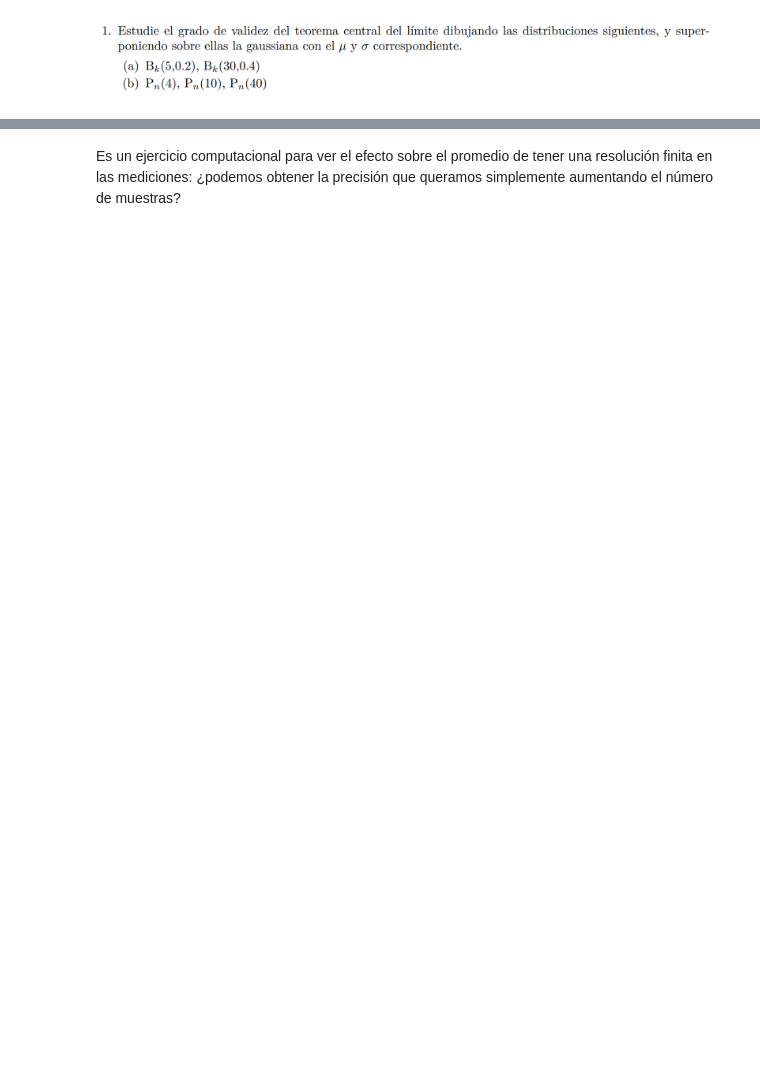
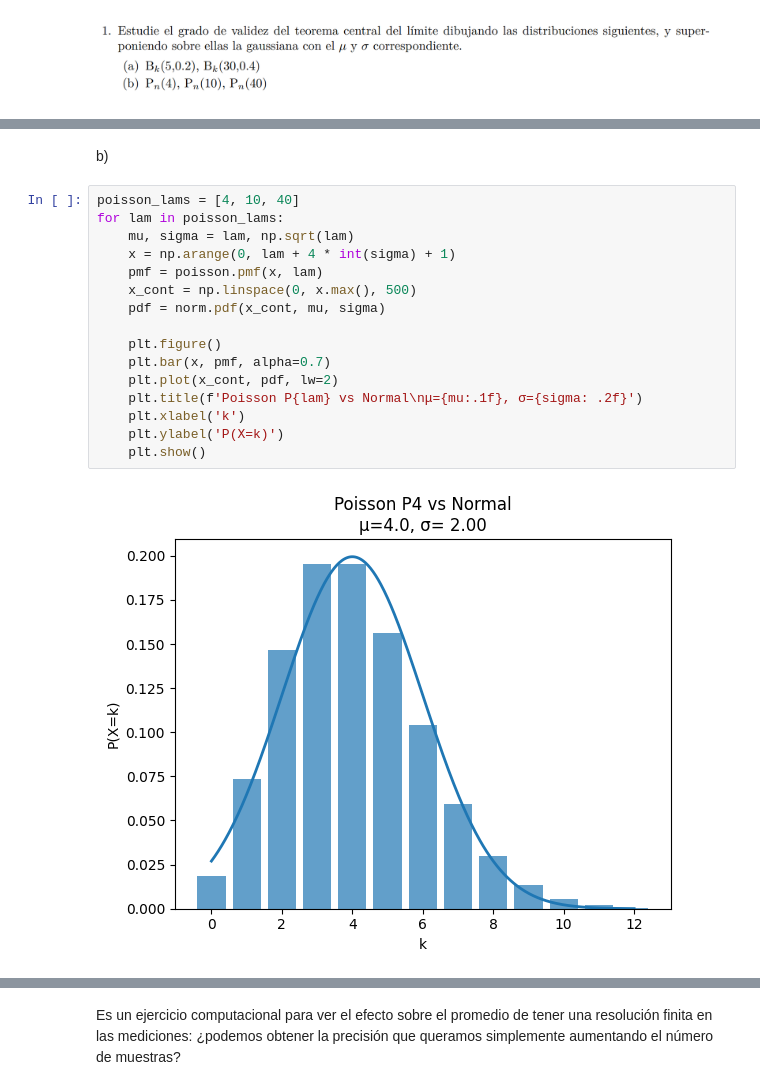
Before and after one commit to arirodriguez001/Teorica-1, a Jupyter notebook: OneDrive/Escritorio/python/MEFE/guia5.ipynb, the cells around one changed output, grey strips where cells are left out. Saved outputs shown, nothing was run; the diff lists cells and outputs as text; blank space fills up the shorter version.

```diff
--- a/OneDrive/Escritorio/python/MEFE/guia5.ipynb
+++ b/OneDrive/Escritorio/python/MEFE/guia5.ipynb
@@ -2,0 +29,20 @@
+# %% [markdown]
+b)
+# %%
+poisson_lams = [4, 10, 40]
+for lam in poisson_lams:
+    mu, sigma = lam, np.sqrt(lam)
+    x = np.arange(0, lam + 4 * int(sigma) + 1)
+    pmf = poisson.pmf(x, lam)
+    x_cont = np.linspace(0, x.max(), 500)
+    pdf = norm.pdf(x_cont, mu, sigma)
+
+    plt.figure()
+    plt.bar(x, pmf, alpha=0.7)
+    plt.plot(x_cont, pdf, lw=2)
+    plt.title(f'Poisson P{lam} vs Normal\nμ={mu:.1f}, σ={sigma: .2f}')
+    plt.xlabel('k')
+    plt.ylabel('P(X=k)')
+    plt.show()
+# %% [output]
+[figure, added]
```
Also changed, not shown: parts of 5 cells of this notebook.
